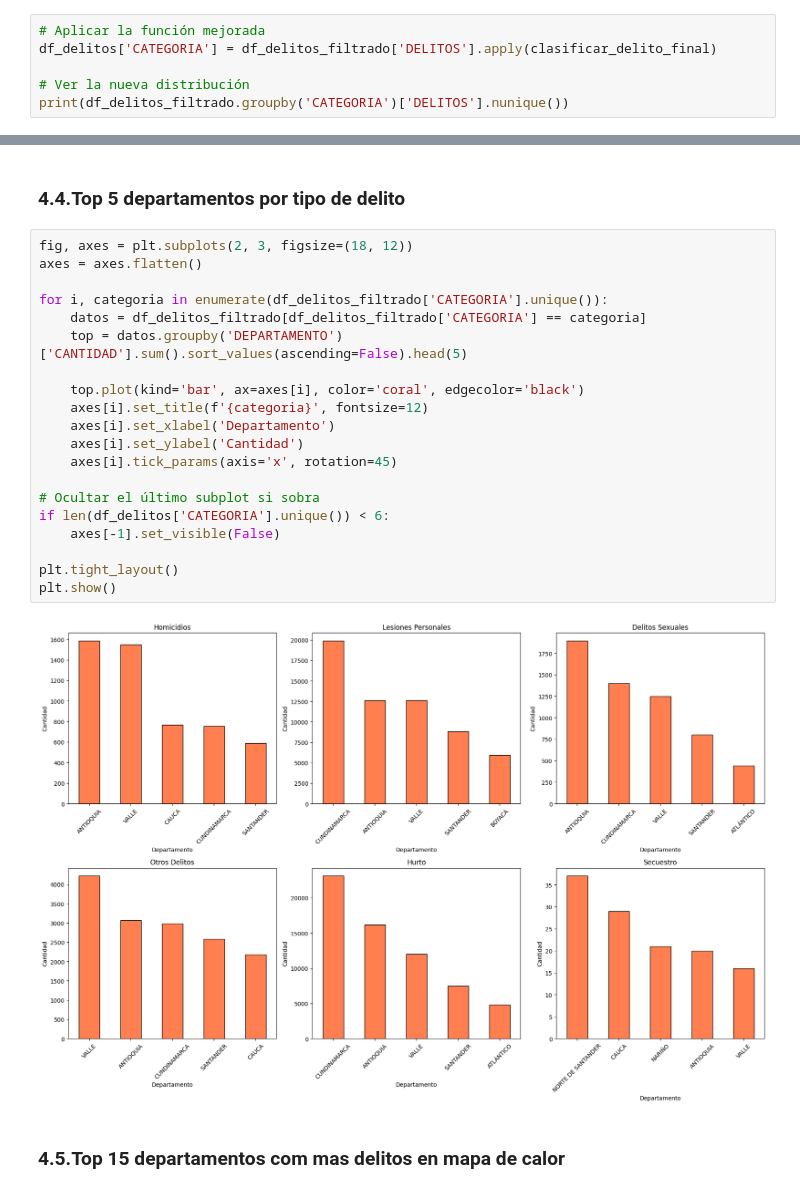
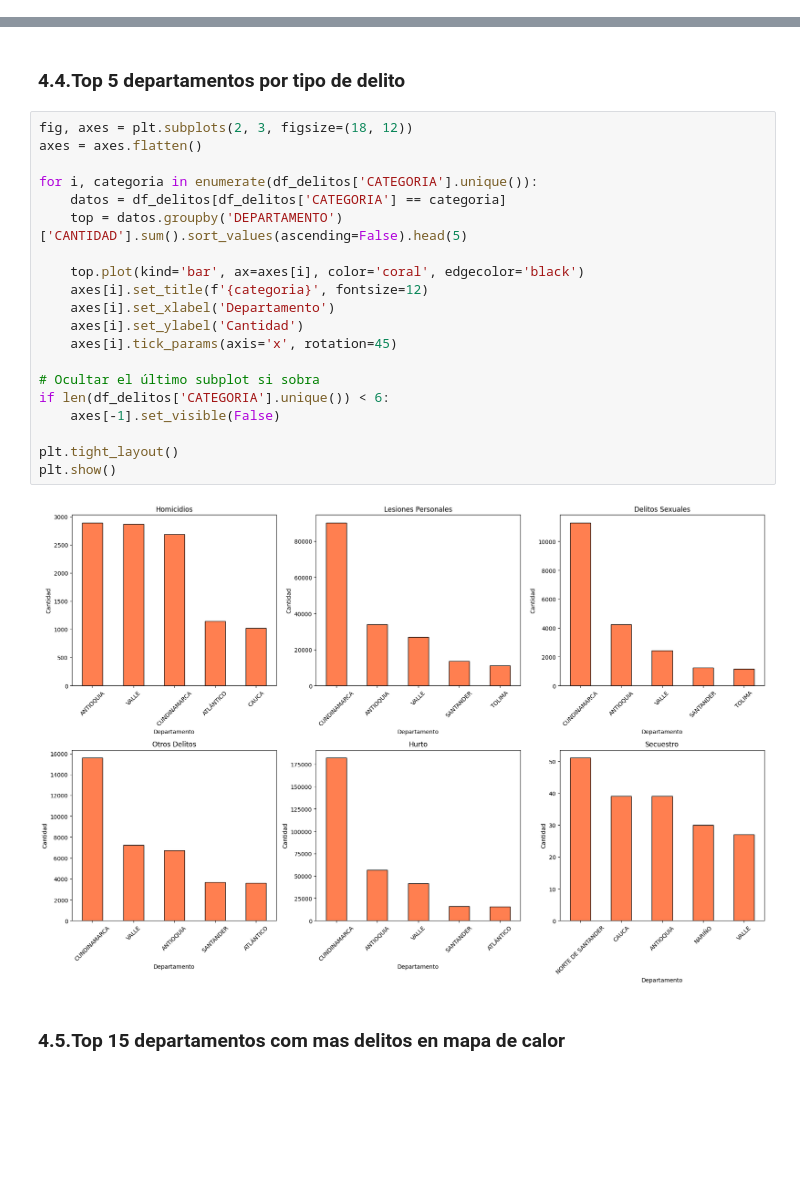
Before and after one commit to majo581/TALLERES, a Jupyter notebook: trabajo_de_econometria.ipynb, the cells around one changed output, grey strips where cells are left out. Cells and saved outputs as stored; diff of their text form; blank space fills up the shorter version.

```diff
--- a/trabajo_de_econometria.ipynb
+++ b/trabajo_de_econometria.ipynb
@@ -211,9 +211,3 @@ Delitos Sexuales        31465
 Homicidios              20622
 Secuestro                 313
 Name: count, dtype: int64
-# %%
-# Aplicar la función mejorada
-df_delitos['CATEGORIA'] = df_delitos_filtrado['DELITOS'].apply(clasificar_delito_final)
-
-# Ver la nueva distribución
-print(df_delitos_filtrado.groupby('CATEGORIA')['DELITOS'].nunique())
@@ -349,25 +353,25 @@ plt.show()
 # %%
 fig, axes = plt.subplots(2, 3, figsize=(18, 12))
 axes = axes.flatten()
 
-for i, categoria in enumerate(df_delitos_filtrado['CATEGORIA'].unique()):
-    datos = df_delitos_filtrado[df_delitos_filtrado['CATEGORIA'] == categoria]
+for i, categoria in enumerate(df_delitos['CATEGORIA'].unique()):
+    datos = df_delitos[df_delitos['CATEGORIA'] == categoria]
     top = datos.groupby('DEPARTAMENTO')['CANTIDAD'].sum().sort_values(ascending=False).head(5)
 
     top.plot(kind='bar', ax=axes[i], color='coral', edgecolor='black')
     axes[i].set_title(f'{categoria}', fontsize=12)
     axes[i].set_xlabel('Departamento')
     axes[i].set_ylabel('Cantidad')
     axes[i].tick_params(axis='x', rotation=45)
 
 # Ocultar el último subplot si sobra
 if len(df_delitos['CATEGORIA'].unique()) < 6:
     axes[-1].set_visible(False)
 
 plt.tight_layout()
 plt.show()
 # %% [output]
-[figure, old version]
+[figure, new version]
 # %% [markdown]
 ### 4.5.Top 15 departamentos com mas delitos en mapa de calor
 # %%
```
Also changed, not shown: parts of 26 cells of this notebook.
